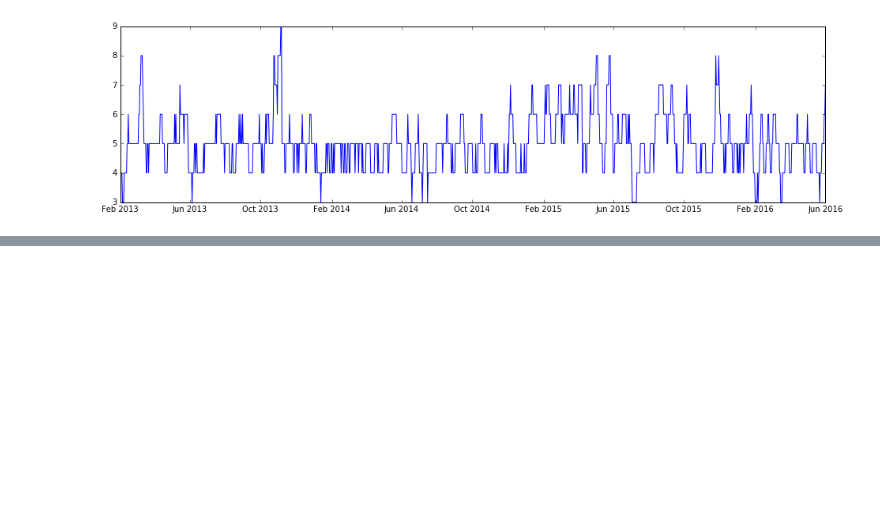
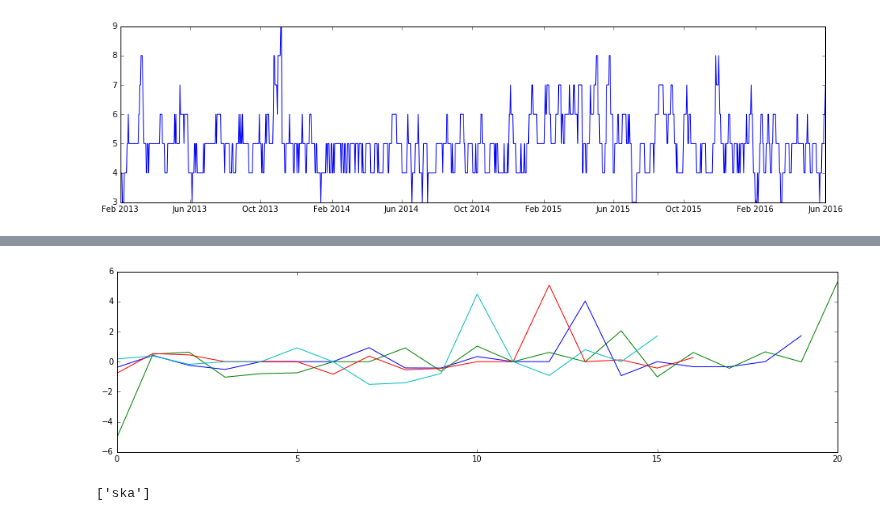
Before and after one commit to inspirehep/invenio-trends, a Jupyter notebook: research/Classification.ipynb, the cells around one changed output, grey strips where cells are left out. Drawn from its saved outputs; the diff is of its cells as text; code cells hidden in the pictures; blank space fills up the shorter version.

```diff
--- a/research/Classification.ipynb
+++ b/research/Classification.ipynb
@@ -135,0 +133,32 @@ IPython.display.clear_output()
+# %%
+higher = []
+lower = []
+
+for term, _ in terms:
+
+    x, y = terms_by_day(term, start='2015-01-01', end='2015-01-31')
+    tx, ty = terms_by_day(term)
+
+    if not len(y):
+        continue
+
+    ay = y
+    aty = ty
+    ay = sp.signal.convolve(ay, [1, -1], mode='valid')
+    ay = sp.signal.convolve(ay, [1, 1, 1, 1, 1, 1, 1], mode='valid')
+    aty = sp.signal.convolve(aty, [1, -1], mode='valid')
+    aty = sp.signal.convolve(aty, [1, 1, 1, 1, 1, 1, 1], mode='valid')
+
+    x = x[4:-4]
+    tx = tx[4:-4]
+
+    sy = (ay - np.mean(aty)) / np.std(aty)
+    sty = (aty - np.mean(aty)) / np.std(aty)
+
+    if sy[np.argmax(sy)] >= 4:
+        plt.plot(sy)
+        higher.append(term)
+    else:
+        lower.append(term)
+# %% [output]
+[figure, added]
@@ -135,0 +173,4 @@ IPython.display.clear_output()
+# %%
+higher
+# %% [output]
+['ska']
```
Also changed, not shown: parts of 5 cells of this notebook, 1 other file.
